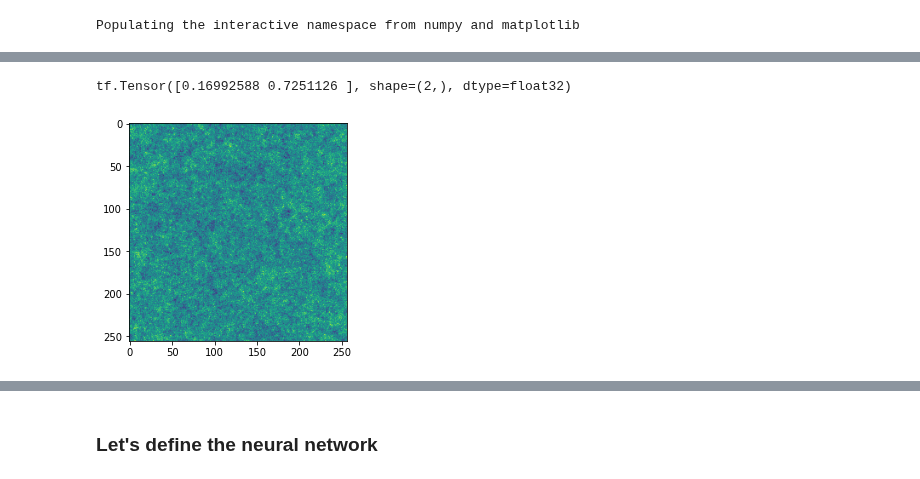
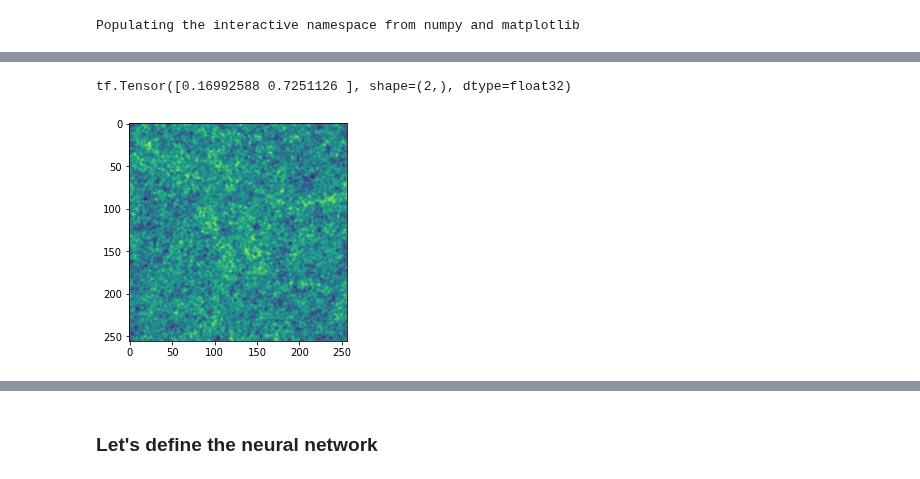
Before and after one commit to liuxx479/Outlier, a Jupyter notebook: notebooks/Demo_Keras_resnet.ipynb, the cells around one changed output, grey strips where cells are left out. Saved outputs shown, nothing was run; the diff lists cells and outputs as text; code cells hidden in the pictures.

```diff
--- a/notebooks/Demo_Keras_resnet.ipynb
+++ b/notebooks/Demo_Keras_resnet.ipynb
@@ -34,11 +34,11 @@ Dataset gaussian_convergence downloaded and prepared to /root/tensorflow_dataset
 # %%
 for example in dataset.take(1):  # Only take a single example
   kappa_map, params = example["map"], example["params"]
-  imshow(kappa_map +0.05*randn(256,256))
+  imshow(kappa_map +0.01*randn(256,256))
   print(params)
 # %% [output]
 tf.Tensor([0.16992588 0.7251126 ], shape=(2,), dtype=float32)
-[figure, old version]
+[figure, new version]
 # %%
 import tensorflow as tf
 
```
Also changed, not shown: parts of 17 cells of this notebook.
